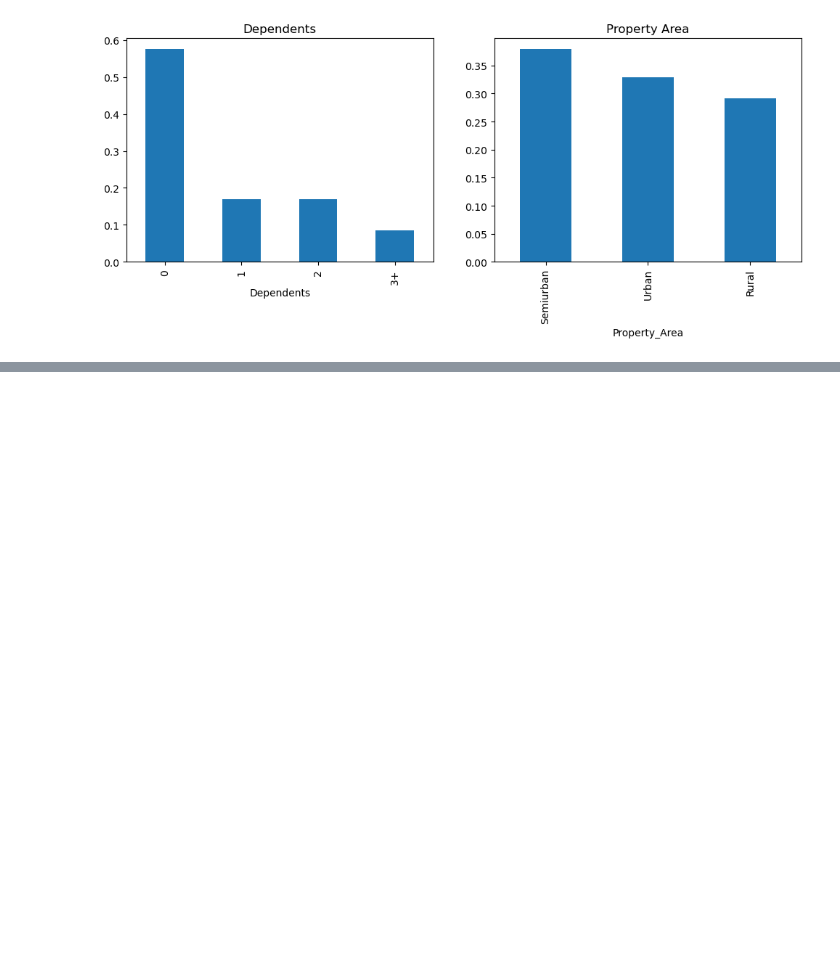
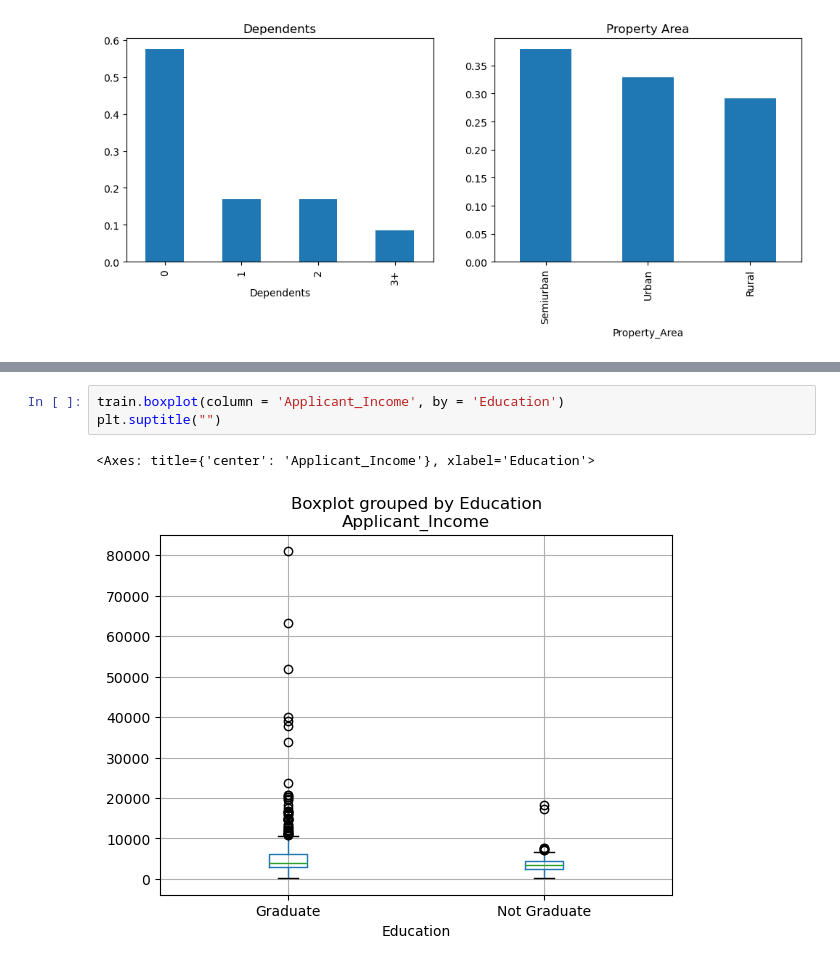
Before and after one commit to akhnasj/predictive-modelling-for-loan-approval, a Jupyter notebook: PMLA.ipynb, the cells around one changed output, grey strips where cells are left out. Saved outputs shown, nothing was run; the diff lists cells and outputs as text; blank space fills up the shorter version.

```diff
--- a/PMLA.ipynb
+++ b/PMLA.ipynb
@@ -224,0 +245,6 @@ plt.show()
+# %%
+train.boxplot(column = 'Applicant_Income', by = 'Education')
+plt.suptitle("")
+# %% [output]
+<Axes: title={'center': 'Applicant_Income'}, xlabel='Education'>
+[figure, added]
```
Also changed, not shown: parts of 6 cells of this notebook.
